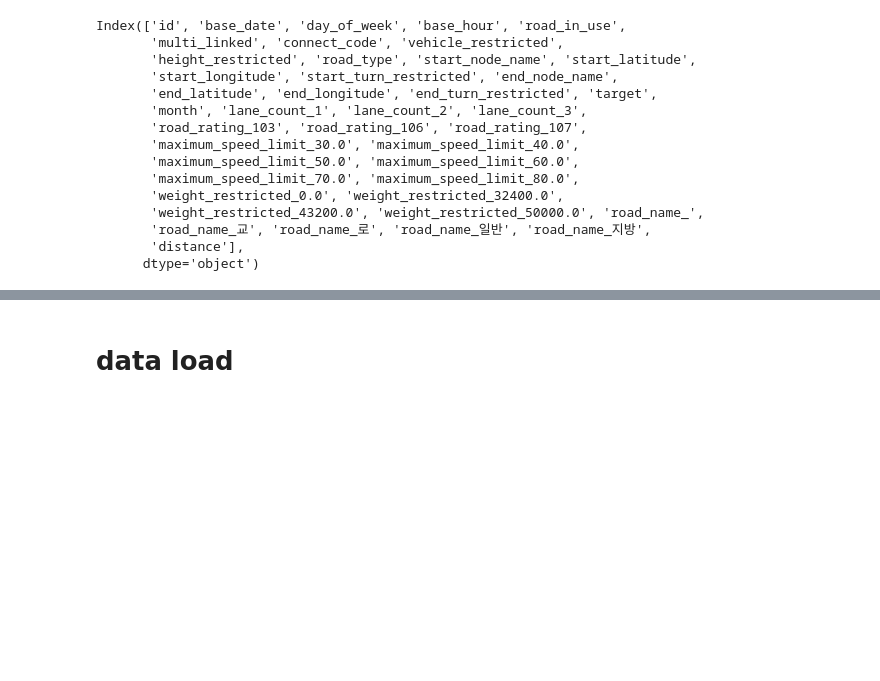
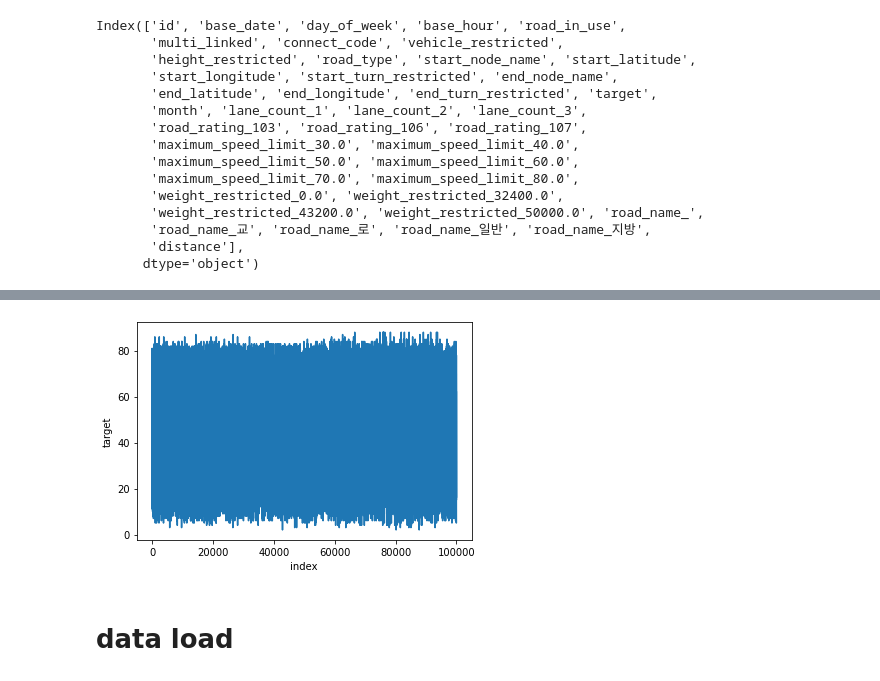
Before and after one commit to chi-hun/dacon, a Jupyter notebook: 제주도_도로_교통량_예측_AI_경진대회.ipynb, the cells around one changed output, grey strips where cells are left out. Cells and saved outputs as stored; diff of their text form; code cells hidden in the pictures; blank space fills up the shorter version.

```diff
--- a/제주도_도로_교통량_예측_AI_경진대회.ipynb
+++ b/제주도_도로_교통량_예측_AI_경진대회.ipynb
@@ -804,0 +829,3 @@ plt.show()
+# %%
+xx =xx.reset_index()
+xx
@@ -805,3 +846,8 @@ plt.show()
+# %%
+sns.lineplot(x='index', y='target', data=xx.iloc[:100000])
+plt.show()
+# %% [output]
+[figure, added]
 # %% [markdown]
 # data load
 # %%
```
Also changed, not shown: parts of 30 cells of this notebook.
